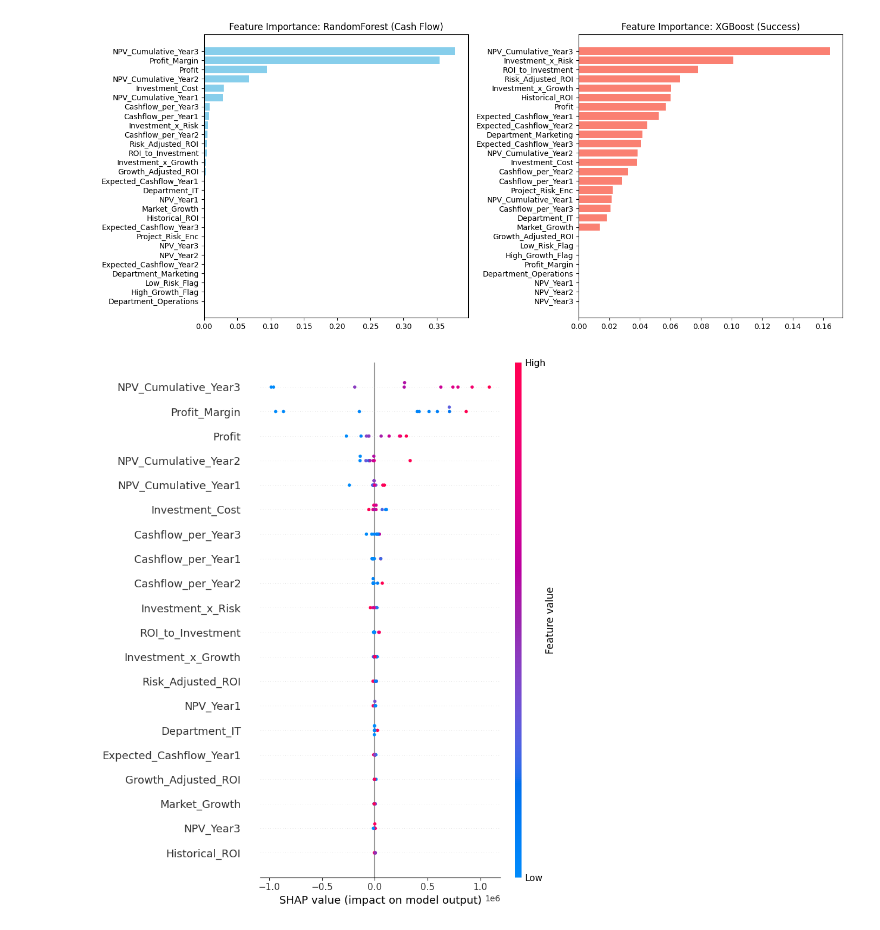
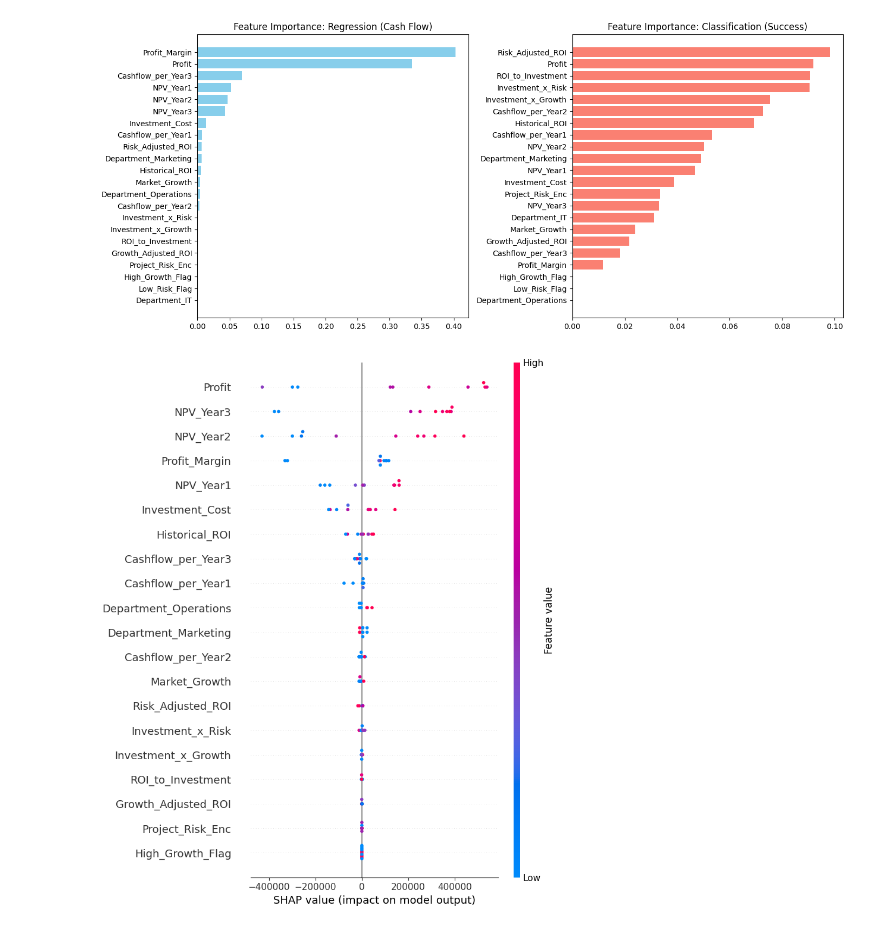
Before and after one commit to Susmita87/iitb-projects, a Jupyter notebook: problem-statement-1.ipynb, the cells around one changed output. Saved outputs shown, nothing was run; the diff lists cells and outputs as text; code cells hidden in the pictures.

```diff
--- a/problem-statement-1.ipynb
+++ b/problem-statement-1.ipynb
@@ -34,46 +34,33 @@ df_mod['NPV_Year1'] = df_mod['Expected_Cashflow_Year1'] / ((1 + discount_rate) *
 df_mod['NPV_Year2'] = df_mod['Expected_Cashflow_Year2'] / ((1 + discount_rate) ** 2)
 df_mod['NPV_Year3'] = df_mod['Expected_Cashflow_Year3'] / ((1 + discount_rate) ** 3)
 
-# Cumulative NPV till each year
-df_mod['NPV_Cumulative_Year1'] = df_mod['NPV_Year1'] - df_mod['Investment_Cost']
-df_mod['NPV_Cumulative_Year2'] = df_mod['NPV_Year1'] + df_mod['NPV_Year2'] - df_mod['Investment_Cost']
-df_mod['NPV_Cumulative_Year3'] = df_mod['NPV_Year1'] + df_mod['NPV_Year2'] + df_mod['NPV_Year3'] - df_mod['Investment_Cost']
-
 # Total NPV (final)
-df_mod['NPV_Total'] = df_mod['NPV_Cumulative_Year3']
-
-# df_mod['Total_Cashflow'] = df_mod['Expected_Cashflow_Year1'] + df_mod['Expected_Cashflow_Year2'] + df_mod['Expected_Cashflow_Year3']
+df_mod['NPV_Total'] = df_mod['NPV_Year1'] + df_mod['NPV_Year2'] + df_mod['NPV_Year3']
 
 # Feature Engineering
 df_mod['ROI_to_Investment'] = df_mod['Historical_ROI'] / (df_mod['Investment_Cost'] + 1)
-df_mod['Cashflow_per_Year1'] = df_mod['Expected_Cashflow_Year1'] / (df_mod['Investment_Cost'] + 1)
-df_mod['Cashflow_per_Year2'] = df_mod['Expected_Cashflow_Year2'] / (df_mod['Investment_Cost'] + 1)
-df_mod['Cashflow_per_Year3'] = df_mod['Expected_Cashflow_Year3'] / (df_mod['Investment_Cost'] + 1)
+df_mod['Cashflow_per_Year1'] = df_mod['NPV_Year1'] / (df_mod['Investment_Cost'] + 1)
+df_mod['Cashflow_per_Year2'] = df_mod['NPV_Year2'] / (df_mod['Investment_Cost'] + 1)
+df_mod['Cashflow_per_Year3'] = df_mod['NPV_Year3'] / (df_mod['Investment_Cost'] + 1)
 df_mod['Growth_Adjusted_ROI'] = df_mod['Historical_ROI'] * df_mod['Market_Growth']
 df_mod['Risk_Adjusted_ROI'] = df_mod['Historical_ROI'] / (1 + df_mod['Project_Risk_Enc'])
 df_mod['Investment_x_Risk'] = df_mod['Investment_Cost'] * df_mod['Project_Risk_Enc']
 df_mod['Investment_x_Growth'] = df_mod['Investment_Cost'] * df_mod['Market_Growth']
-# df_mod['Profit'] = df_mod['Total_Cashflow'] - df_mod['Investment_Cost']
 df_mod['Profit'] = df_mod['NPV_Total'] - df_mod['Investment_Cost']
 df_mod['Profit_Margin'] = df_mod['Profit'] / (df_mod['Investment_Cost'] + 1)
 df_mod['High_Growth_Flag'] = (df_mod['Market_Growth'] > df_mod['Market_Growth'].median()).astype(int)
 df_mod['Low_Risk_Flag'] = (df_mod['Project_Risk_Enc'] == 0).astype(int)
 
-print("\n----- Top 5 Projects based on NPV Total ------")
-print(df_mod.sort_values(by='NPV_Total', ascending=False).head())
-
 drop_features =  [
             'Project_ID',
             'NPV_Total',
-            # 'Total_Cashflow',
-            # 'Expected_Cashflow_Year1',
-            # 'Expected_Cashflow_Year2',
-            # 'Expected_Cashflow_Year3',
             'Success',
-            'Project_Risk'
+            'Project_Risk',
+            'Expected_Cashflow_Year1',
+            'Expected_Cashflow_Year2',
+            'Expected_Cashflow_Year3'
             ]
 X = df_mod.drop(drop_features, axis=1)
-# y_reg = df_mod['Total_Cashflow']
 y_reg = df_mod['NPV_Total']
 y_clf = df_mod['Success']
 
@@ -90,17 +77,17 @@ X_test_scaled = scaler.transform(X_test)
 X_scaled = scaler.transform(X)
 
 # 1. Regression: RandomForest
-reg_rd_model = RandomForestRegressor(n_estimators=100, random_state=42)
+reg_rd_model = RandomForestRegressor(n_estimators=200, random_state=42)
 reg_rd_model.fit(X_train, y_reg_train)
 y_rd_reg_test_pred = reg_rd_model.predict(X_test)
 
 # 2. Regression: XGBoost
-reg_xgb_model = XGBRegressor(n_estimators=100, max_depth=10, learning_rate=0.05, random_state=42)
+reg_xgb_model = XGBRegressor(n_estimators=200, max_depth=10, learning_rate=0.05, random_state=42)
 reg_xgb_model.fit(X_train, y_reg_train)
 y_xgb_reg_test_pred = reg_xgb_model.predict(X_test)
 
 # 4. Classification: RandomForest
-clf_rf_model = RandomForestClassifier(n_estimators=100, max_depth=10, class_weight='balanced', random_state=42)
+clf_rf_model = RandomForestClassifier(n_estimators=200, max_depth=10, class_weight='balanced', random_state=42)
 clf_rf_model.fit(X_train, y_clf_train)
 y_rf_clf_test_pred = clf_rf_model.predict(X_test)
 y_rf_clf_test_prob = clf_rf_model.predict_proba(X_test)[:, 1]
@@ -112,7 +99,7 @@ y_lr_clf_test_pred = clf_lr_model.predict(X_test_scaled)
 y_lr_clf_test_prob = clf_lr_model.predict_proba(X_test_scaled)[:, 1]
 
 # 4. Classification: XGBClassifier
-clf_xgb_model = XGBClassifier(n_estimators=100, max_depth=10, learning_rate=0.05, random_state=42)
+clf_xgb_model = XGBClassifier(n_estimators=200, max_depth=10, learning_rate=0.05, random_state=42)
 clf_xgb_model.fit(X_train, y_clf_train)
 y_xgb_clf_test_prob = clf_xgb_model.predict_proba(X_test)[:,1]
 y_xgb_clf_test_pred = clf_xgb_model.predict(X_test)
@@ -141,13 +128,13 @@ print("Log Loss:", log_loss(y_clf_test, y_xgb_clf_test_prob))
 print("Accuracy:", accuracy_score(y_clf_test, y_xgb_clf_test_pred))
 print("ROC AUC:", roc_auc_score(y_clf_test, y_xgb_clf_test_prob))
 
-print("\n--- Sample predictions:")
-print(y_xgb_clf_test_prob[:10])
-print(y_clf_test[:10])
+# Get prediction on best models
+final_reg_model = reg_xgb_model
+final_cls_model = clf_xgb_model
 
 # --- PREDICT FOR ENTIRE DATASET ---
-df_mod['Predicted_Cashflow'] = reg_rd_model.predict(X)
-df_mod['Predicted_Success_Prob'] = clf_xgb_model.predict_proba(X)[:, 1]
+df_mod['Predicted_Cashflow'] = final_reg_model.predict(X)
+df_mod['Predicted_Success_Prob'] = final_cls_model.predict_proba(X)[:, 1]
 
 # EV Calculation for entire set
 df_mod['Predicted_EV'] = df_mod['Predicted_Success_Prob'] * (df_mod['Predicted_Cashflow'] - df_mod['Investment_Cost'])
@@ -156,27 +143,27 @@ df_mod['Risk_Adjusted_Return'] = df_mod['Predicted_EV'] / (1 + df_mod['Project_R
 df_ranked = df_mod.sort_values(by='Risk_Adjusted_Return', ascending=False)
 top_projects = df_ranked.head(5)
 
-print("\n----- Recommended Top 5 Projects ------")
+print("\n----- Recommended Top 5 Projects(based on Risk Adjusted Return) ------")
 print(top_projects)
 
 # --- FEATURE IMPORTANCE PLOT ---
 fig, ax = plt.subplots(1, 2, figsize=(14, 6))
 
 # RandomForest Regressor Importance
-importances_rf = reg_rd_model.feature_importances_
-indices_rf = np.argsort(importances_rf)
-ax[0].barh(range(len(indices_rf)), importances_rf[indices_rf], color='skyblue')
-ax[0].set_yticks(range(len(indices_rf)))
-ax[0].set_yticklabels([X.columns[i] for i in indices_rf]) # Use X.columns here
-ax[0].set_title('Feature Importance: RandomForest (Cash Flow)')
+importances_rg = final_reg_model.feature_importances_
+indices_rg = np.argsort(importances_rg)
+ax[0].barh(range(len(indices_rg)), importances_rg[indices_rg], color='skyblue')
+ax[0].set_yticks(range(len(indices_rg)))
+ax[0].set_yticklabels([X.columns[i] for i in indices_rg]) # Use X.columns here
+ax[0].set_title('Feature Importance: Regression (Cash Flow)')
 
 #XGBoost Classifier Importance
-importances_clf = clf_xgb_model.feature_importances_
+importances_clf = final_cls_model.feature_importances_
 indices_clf = np.argsort(importances_clf)
 ax[1].barh(range(len(indices_clf)), importances_clf[indices_clf], color='salmon')
 ax[1].set_yticks(range(len(indices_clf)))
 ax[1].set_yticklabels([X.columns[i] for i in indices_clf]) # Use X.columns here
-ax[1].set_title('Feature Importance: XGBoost (Success)')
+ax[1].set_title('Feature Importance: Classification (Success)')
 
 plt.tight_layout()
 plt.show()
@@ -187,11 +174,11 @@ X_test_shap = X_test.copy()
 X_train_shap = X_train_shap.astype(float)
 X_test_shap = X_test_shap.astype(float)
 
-explainer = shap.Explainer(reg_rd_model, X_train_shap)
+explainer = shap.Explainer(final_reg_model, X_train_shap)
 shap_values = explainer(X_test_shap, check_additivity=False)
 shap.summary_plot(shap_values)
 
-explainer = shap.Explainer(clf_xgb_model, X_train_shap)
+explainer = shap.Explainer(final_cls_model, X_train_shap)
 shap_values = explainer(X_test_shap, check_additivity=False)
 shap.summary_plot(shap_values)
 # %% [output]
@@ -215,2 +202,2 @@ min       1.00000     1.232470e+05             6.266600e+04
-[figure, old version]
+[figure, new version]
-[figure, old version]
+[figure, new version]
```
Also changed, not shown: parts of 1 cell of this notebook.
